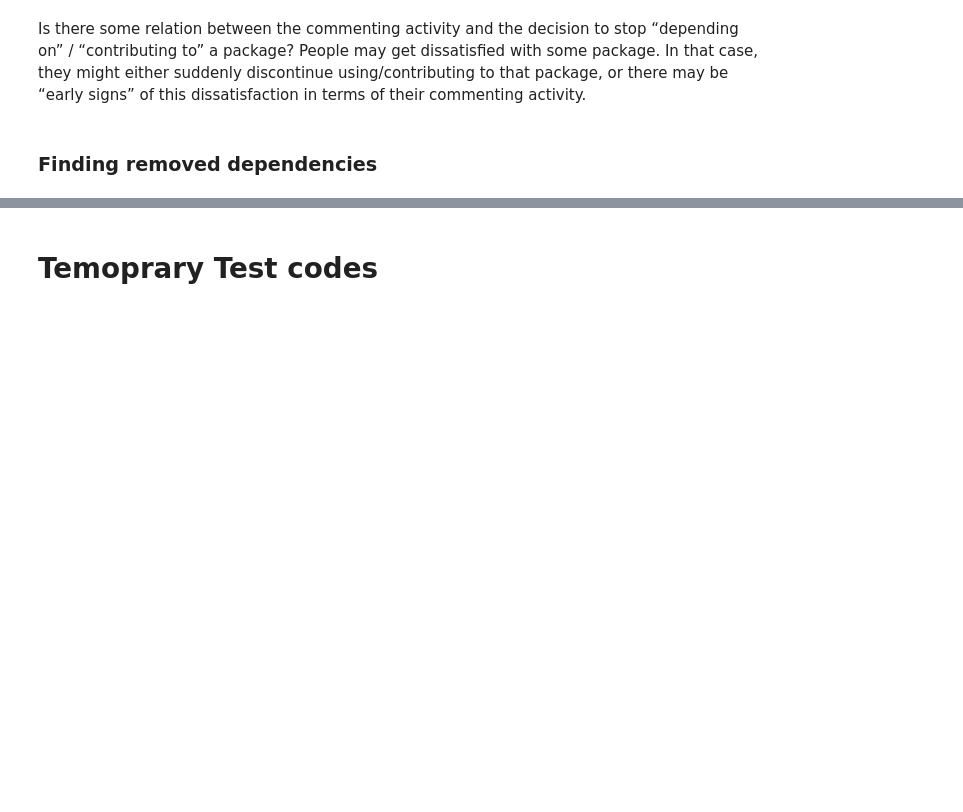
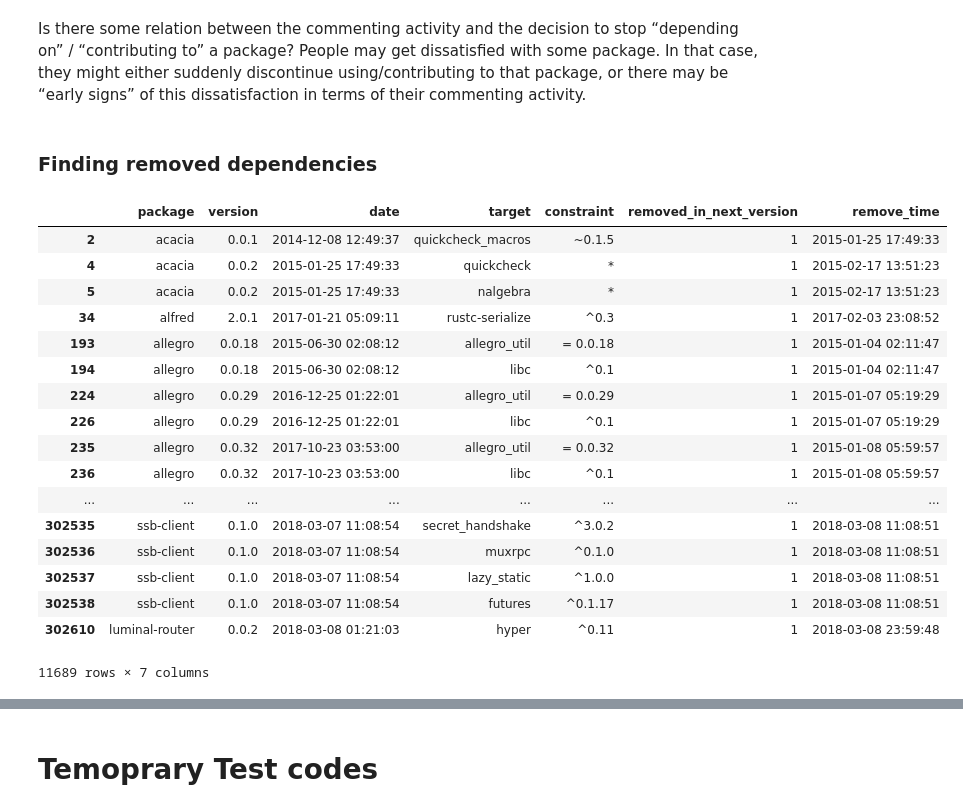
Before and after one commit to MehdiGol/PackagesDependencies-Contributors-Relationship, a Jupyter notebook: notebooks/Checking contributors relation.ipynb, the cells around one changed output, grey strips where cells are left out. Drawn from its saved outputs; the diff is of its cells as text; code cells hidden in the pictures; blank space fills up the shorter version.

```diff
--- a/notebooks/Checking contributors relation.ipynb
+++ b/notebooks/Checking contributors relation.ipynb
@@ -353 +340,9 @@ def find_removed(row):
+# %%
+packages_dependencies_rc = packages_dependencies_rc.drop(packages_dependencies_rc.columns[0],axis=1)
+# %%
+def find_removal_time(row):
+    next_version = pck_dep_grouped.ix[pck_dep_grouped.query('(package == "'+row['package']+'") and (version == "'+row['version']+'")').tail(1).index[0]+1]['version']
+    return packages_dependencies.query('(package == "'+row['package']+'") and (version == "'+next_version+'")').date.unique()[0]
+# %%
+package_dependecy_removal_check = packages_dependencies_rc[packages_dependencies_rc['removed_in_next_version'] ==1]
 # %%
@@ -356,0 +350,21 @@ packages_dependencies.to_csv('../data/package-dependency-removed.csv.gz',compres
+# %%
+package_dependecy_removal_check
+# %% [output]
+|  | package | version | date | target | constraint | removed_in_next_version | remove_time |
+| 2 | acacia | 0.0.1 | 2014-12-08 12:49:37 | quickcheck_macros | ~0.1.5 | 1 | 2015-01-25 17:49:33 |
+| 4 | acacia | 0.0.2 | 2015-01-25 17:49:33 | quickcheck | * | 1 | 2015-02-17 13:51:23 |
+| 5 | acacia | 0.0.2 | 2015-01-25 17:49:33 | nalgebra | * | 1 | 2015-02-17 13:51:23 |
+| 34 | alfred | 2.0.1 | 2017-01-21 05:09:11 | rustc-serialize | ^0.3 | 1 | 2017-02-03 23:08:52 |
+| 193 | allegro | 0.0.18 | 2015-06-30 02:08:12 | allegro_util | = 0.0.18 | 1 | 2015-01-04 02:11:47 |
+| 194 | allegro | 0.0.18 | 2015-06-30 02:08:12 | libc | ^0.1 | 1 | 2015-01-04 02:11:47 |
+| 224 | allegro | 0.0.29 | 2016-12-25 01:22:01 | allegro_util | = 0.0.29 | 1 | 2015-01-07 05:19:29 |
+| 226 | allegro | 0.0.29 | 2016-12-25 01:22:01 | libc | ^0.1 | 1 | 2015-01-07 05:19:29 |
+| 235 | allegro | 0.0.32 | 2017-10-23 03:53:00 | allegro_util | = 0.0.32 | 1 | 2015-01-08 05:59:57 |
+| 236 | allegro | 0.0.32 | 2017-10-23 03:53:00 | libc | ^0.1 | 1 | 2015-01-08 05:59:57 |
+| ... | ... | ... | ... | ... | ... | ... | ... |
+| 302535 | ssb-client | 0.1.0 | 2018-03-07 11:08:54 | secret_handshake | ^3.0.2 | 1 | 2018-03-08 11:08:51 |
+| 302536 | ssb-client | 0.1.0 | 2018-03-07 11:08:54 | muxrpc | ^0.1.0 | 1 | 2018-03-08 11:08:51 |
+| 302537 | ssb-client | 0.1.0 | 2018-03-07 11:08:54 | lazy_static | ^1.0.0 | 1 | 2018-03-08 11:08:51 |
+| 302538 | ssb-client | 0.1.0 | 2018-03-07 11:08:54 | futures | ^0.1.17 | 1 | 2018-03-08 11:08:51 |
+| 302610 | luminal-router | 0.0.2 | 2018-03-08 01:21:03 | hyper | ^0.11 | 1 | 2018-03-08 23:59:48 |
+11689 rows × 7 columns
```
Also changed, not shown: parts of 15 cells of this notebook, 1 other file.
